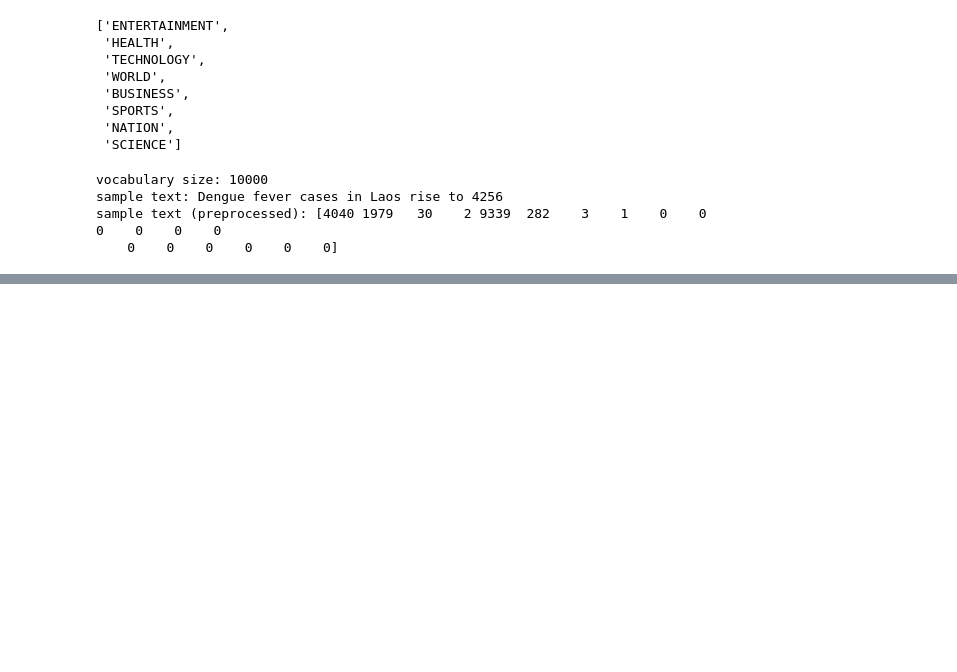
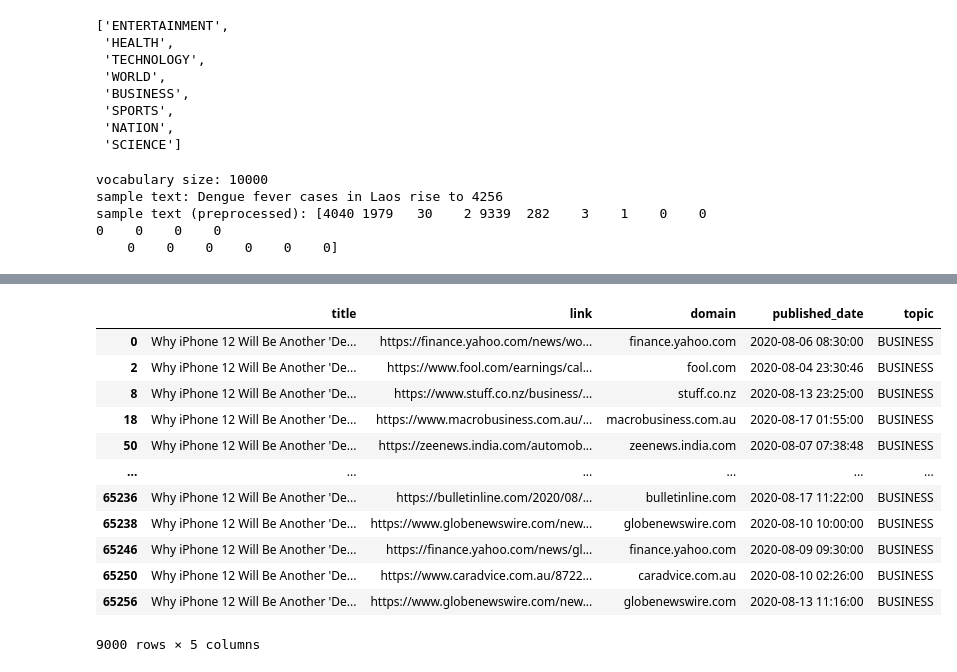
Before and after one commit to lauracarpaciu/Work, a Jupyter notebook: Work.ipynb, the cells around one changed output, grey strips where cells are left out. Cells and saved outputs as stored; diff of their text form; code cells hidden in the pictures; blank space fills up the shorter version.

```diff
--- a/Work.ipynb
+++ b/Work.ipynb
@@ -220,0 +250,35 @@ model.evaluate(test_ds)
+# %%
+
+import tensorflow as tf
+import pandas as pd
+from sklearn.model_selection import train_test_split
+
+# Working folder for the experiment
+BASE_DIR = './S1'
+
+# Get the subdirectories that contain the experiment files
+_, model_d, _ = isbn_utils.set_experiment_dirs(BASE_DIR)
+
+# Load the model
+model = tf.keras.models.load_model(model_d)
+
+# Working folder for the experiment
+BASE_DIR = './S2'
+
+# Title length and vocabulary size
+MAX_LENGTH = 20
+VOCAB_SIZE = 10000
+
+# Get the subdirectories that contain the experiment files
+data_d, model_d, vocab_d = isbn_utils.set_experiment_dirs(BASE_DIR)
+
+# Load the train and test sets
+train_df = pd.read_csv(f'{data_d}/train_data.csv')
+dev_df = pd.read_csv(f'{data_d}/dev_data.csv')
+test_df = pd.read_csv(f'{data_d}/test_data.csv')
+
+# Instantiate a layer for text preprocessing
+title_preprocessor = tf.keras.layers.TextVectorization(max_tokens=VOCAB_SIZE, output_sequence_length=MAX_LENGTH)
+
+# Create a lookup list for the labels
+topic_lookup = tf.keras.layers.StringLookup(vocabulary=f'{vocab_d}/labels.txt', num_oov_indices=0)
@@ -220,0 +348,17 @@ model.evaluate(test_ds)
+# %%
+# filter the training dataframe's business articles
+train_df[train_df.topic=='BUSINESS']
+# %% [output]
+|  | title | link | domain | published_date | topic |
+| 0 | Why iPhone 12 Will Be Another 'De... | https://finance.yahoo.com/news/wo... | finance.yahoo.com | 2020-08-06 08:30:00 | BUSINESS |
+| 2 | Why iPhone 12 Will Be Another 'De... | https://www.fool.com/earnings/cal... | fool.com | 2020-08-04 23:30:46 | BUSINESS |
+| 8 | Why iPhone 12 Will Be Another 'De... | https://www.stuff.co.nz/business/... | stuff.co.nz | 2020-08-13 23:25:00 | BUSINESS |
+| 18 | Why iPhone 12 Will Be Another 'De... | https://www.macrobusiness.com.au/... | macrobusiness.com.au | 2020-08-17 01:55:00 | BUSINESS |
+| 50 | Why iPhone 12 Will Be Another 'De... | https://zeenews.india.com/automob... | zeenews.india.com | 2020-08-07 07:38:48 | BUSINESS |
+| ... | ... | ... | ... | ... | ... |
+| 65236 | Why iPhone 12 Will Be Another 'De... | https://bulletinline.com/2020/08/... | bulletinline.com | 2020-08-17 11:22:00 | BUSINESS |
+| 65238 | Why iPhone 12 Will Be Another 'De... | https://www.globenewswire.com/new... | globenewswire.com | 2020-08-10 10:00:00 | BUSINESS |
+| 65246 | Why iPhone 12 Will Be Another 'De... | https://finance.yahoo.com/news/gl... | finance.yahoo.com | 2020-08-09 09:30:00 | BUSINESS |
+| 65250 | Why iPhone 12 Will Be Another 'De... | https://www.caradvice.com.au/8722... | caradvice.com.au | 2020-08-10 02:26:00 | BUSINESS |
+| 65256 | Why iPhone 12 Will Be Another 'De... | https://www.globenewswire.com/new... | globenewswire.com | 2020-08-13 11:16:00 | BUSINESS |
+9000 rows × 5 columns
```
Also changed, not shown: parts of 10 cells of this notebook, 12 other files.
